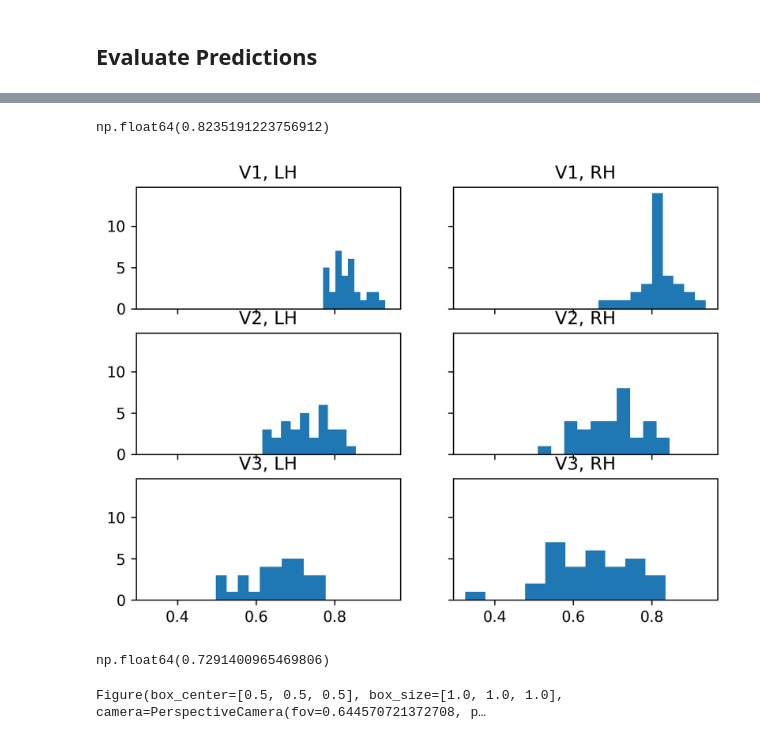
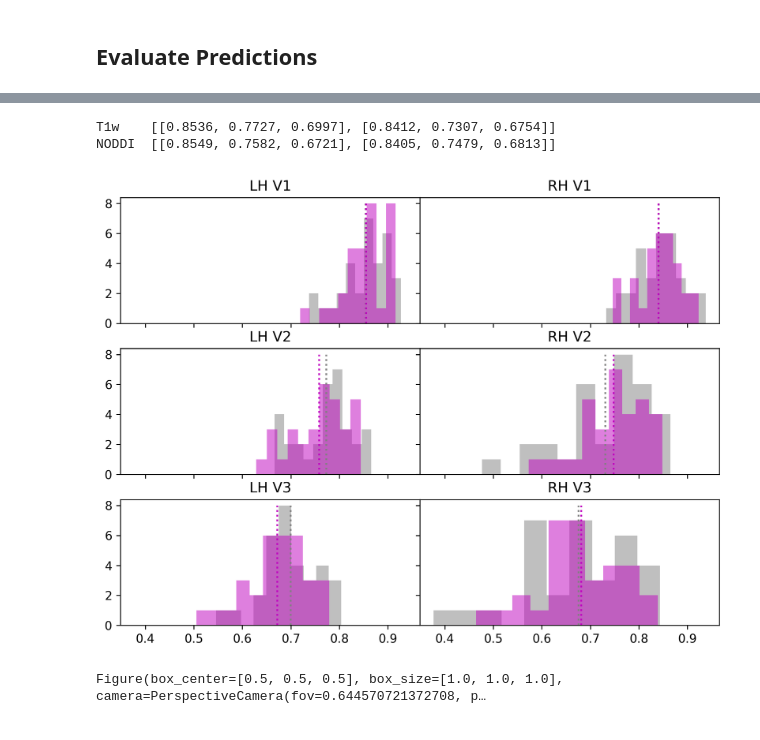
Before and after one commit to noahbenson/visual-autolabel, a Jupyter notebook: notebooks/pred_to_surf.ipynb, the cells around one changed output, grey strips where cells are left out. Drawn from its saved outputs; the diff is of its cells as text; code cells hidden in the pictures.

```diff
--- a/notebooks/pred_to_surf.ipynb
+++ b/notebooks/pred_to_surf.ipynb
@@ -173,5 +173,10 @@ for subno in range(len(val_sids)):
     #  - surf_reds[1] is the PREDICTED labels for the subject's RH
 
 print("pred:", pred.shape)
+dice = np.array(dice)
+
+if 'store' not in locals():
+    store = {}
+store[cnn_inputs] = (results, dice)
 # %% [output]
 0
@@ -200,19 +199,24 @@ dice = np.array(dice)
-# %%
-np.mean(np.concatenate(dice[:,:,0]))
-# %% [output]
-np.float64(0.8235191223756912)
-# %%
-import matplotlib.pyplot as plt
-
-(fig, axs) = plt.subplots(3, 2, figsize=(7,5), dpi=288, sharex=True, sharey=True)
-
-for (h,axcol) in zip([0,1], axs.T):
-    for (l,ax) in zip([0,1,2], axcol):
-        ax.hist(dice[:, h, l])
-        ax.set_title(f"V{l+1}, " + ['LH','RH'][h])
-# %% [output]
-[figure, removed]
-# %%
-np.mean(dice)
-# %% [output]
-np.float64(0.7291400965469806)
+# %%
+for (k,(r,d)) in store.items():
+    d = np.round(np.mean(d, 0), 4)
+    print(f"{k:6s}", d.tolist())
+# %% [output]
+T1w    [[0.8536, 0.7727, 0.6997], [0.8412, 0.7307, 0.6754]]
+NODDI  [[0.8549, 0.7582, 0.6721], [0.8405, 0.7479, 0.6813]]
+# %%
+import matplotlib.pyplot as plt
+
+(fig, axs) = plt.subplots(3, 2, figsize=(7,5), dpi=288, sharex=True, sharey=True)
+fig.subplots_adjust(0,0,1,1, 0, 0.2)
+
+clrs = {'T1w': '0.5', 'NODDI': 'm'}
+
+for (h,axcol) in zip([0,1], axs.T):
+    for (l,ax) in zip([0,1,2], axcol):
+        for (k,(r,d)) in store.items():
+            ax.hist(d[:, h, l], label=k, color=clrs[k], alpha=0.5)
+            mu = np.mean(d[:, h, l])
+            ax.plot([mu, mu], [0, 8], ':', c=clrs[k])
+        ax.set_title(f"{['LH','RH'][h]} V{l+1}")
+# %% [output]
+[figure, added]
```
Also changed, not shown: parts of 6 cells of this notebook.
